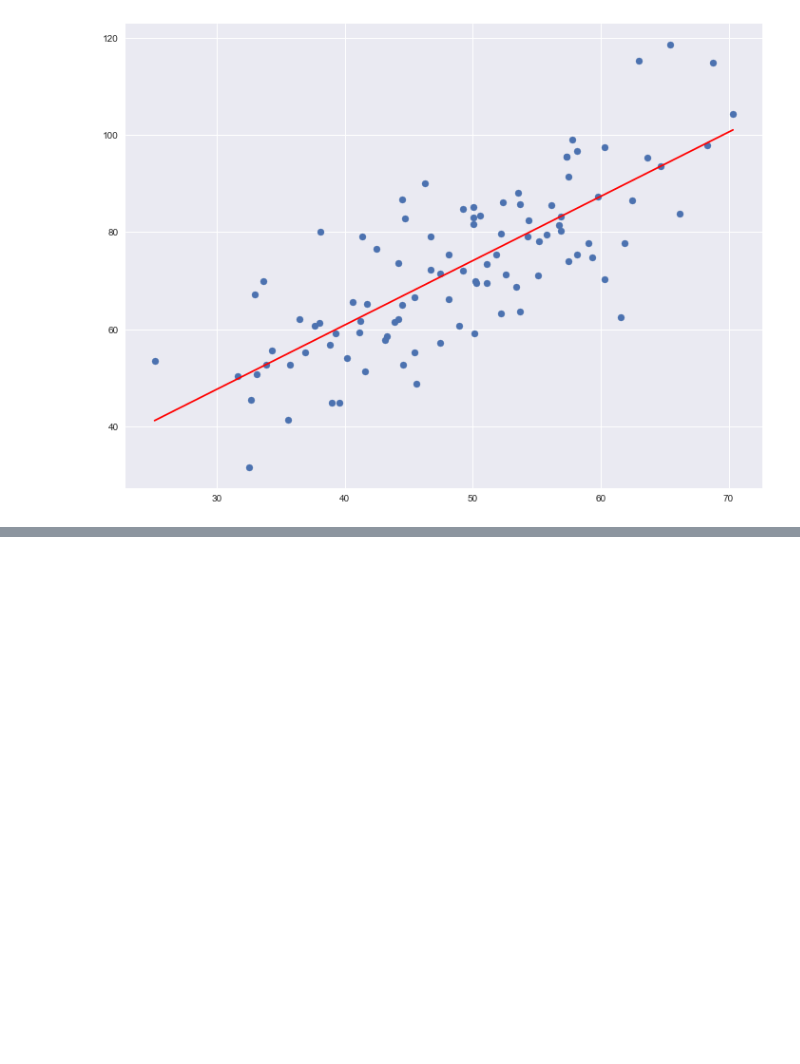
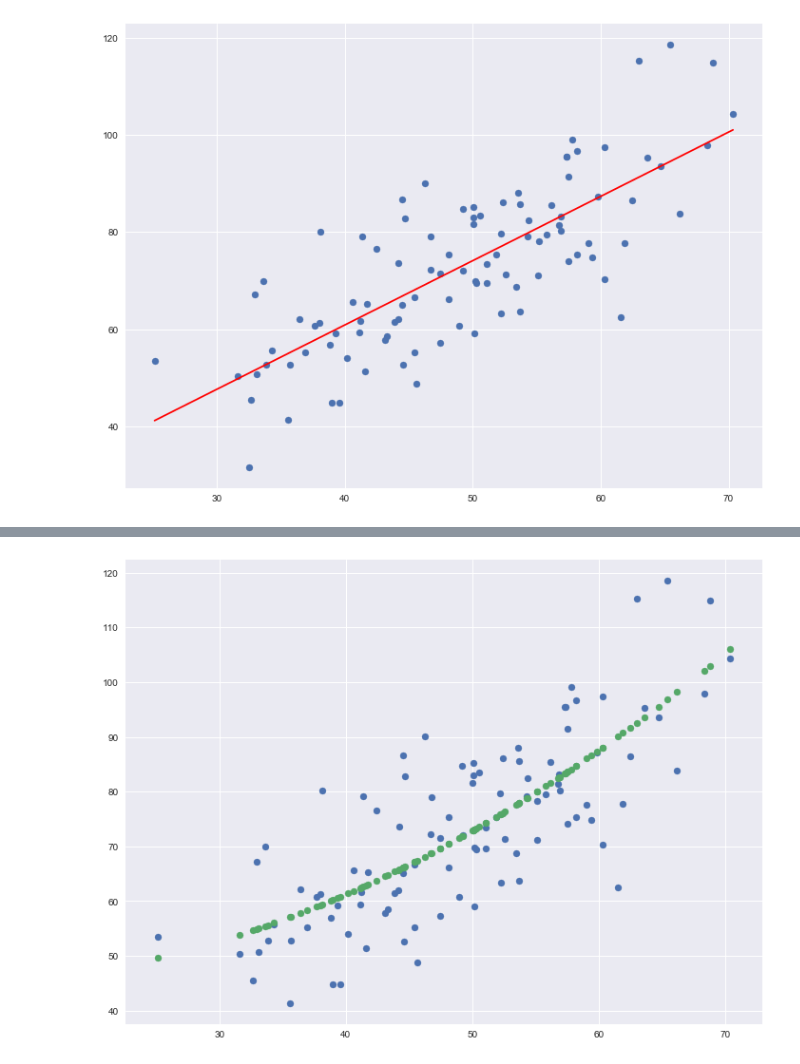
Before and after one commit to roman-cmyk/Linear-Regression, a Jupyter notebook: Linear Regression Benchmark - UAEMex.ipynb, the cells around one changed output, grey strips where cells are left out. Cells and saved outputs as stored; diff of their text form; code cells hidden in the pictures; blank space fills up the shorter version.

```diff
--- a/Linear Regression Benchmark - UAEMex.ipynb
+++ b/Linear Regression Benchmark - UAEMex.ipynb
@@ -241,0 +269,12 @@ plt.show()
+# %%
+from sklearn.preprocessing import PolynomialFeatures
+pr = PolynomialFeatures(degree = 2)
+X_poly = pr.fit_transform(X)
+pr.fit(X_poly, Y)
+lin_reg = LinearRegression()
+lin_reg.fit(X_poly, Y)
+plt.scatter(X, Y)
+plt.scatter(X, lin_reg.predict(pr.fit_transform(X)))
+plt.show()
+# %% [output]
+[figure, added]
```
Also changed, not shown: parts of 7 cells of this notebook.
